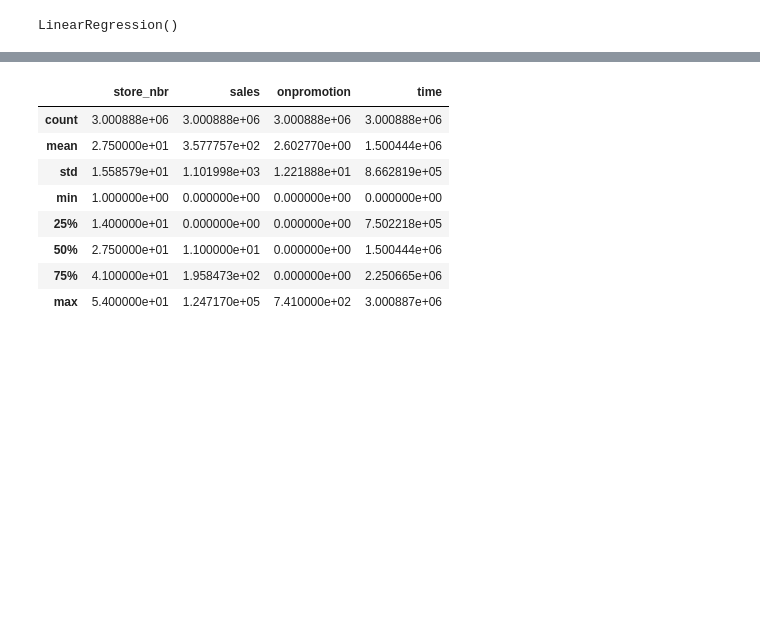
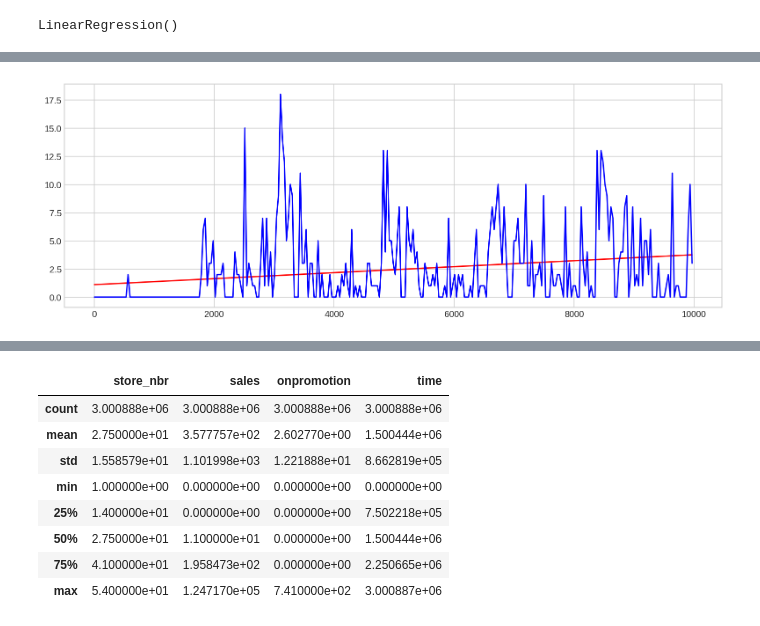
Before and after one commit to RodrigoHernan/intro-ml, a Jupyter notebook: time-series-forecasting/main.ipynb, the cells around one changed output, grey strips where cells are left out. Cells and saved outputs as stored; diff of their text form; code cells hidden in the pictures; blank space fills up the shorter version.

```diff
--- a/time-series-forecasting/main.ipynb
+++ b/time-series-forecasting/main.ipynb
@@ -30,3 +30,5 @@ plot_params = dict(
 train = pd.read_csv('./store-sales-time-series-forecasting/train.csv', index_col=['id'], parse_dates=["date"])
 test = pd.read_csv('./store-sales-time-series-forecasting/test.csv', index_col=['id'])
 stores = pd.read_csv('./store-sales-time-series-forecasting/stores.csv', index_col=['store_nbr'])
+# %%
+train = train.head(10000)
@@ -33,4 +37,15 @@ stores = pd.read_csv('./store-sales-time-series-forecasting/stores.csv', index_c
+# %%
+family_names = list(train['family'].unique())
+train['family'] = train['family'].astype('category')
+train[family_names] = pd.get_dummies(train['family'])
+train['index'] = train.index
+train['date'] = pd.to_datetime(
+    train['date'],
+    errors = 'coerce',
+    format = '%m/%d/%Y %H:%M:%S:%p'
+)
 # %%
-train['time'] = np.arange(len(train.index))
+train = train.convert_dtypes()
 train.dtypes
+train.head()
 # %% [output]
@@ -44,8 +73,8 @@ dtype: object
 # %%
 from sklearn.linear_model import LinearRegression
 # Training data
-X = train.loc[:, ['time']]  # features
-y = train.loc[:, 'sales']  # target
+X = train[train['BEAUTY']==1].loc[:, [*family_names, 'index']] # features
+y = train[train['BEAUTY']==1].loc[:, 'sales']  # target
 
 # Train the model
 model = LinearRegression()
@@ -57 +122,14 @@ y_pred = pd.Series(model.predict(X))
+# %%
+import matplotlib.pyplot as plt
+
+# plt.plot(X['index'])
+plt.plot(list(X['index'].values), list(y_pred.values), 'r')
+
+plt.plot(list(train[train['BEAUTY']==1]['index']), list(train[train['BEAUTY']==1]['sales']), 'b')
+
+
+# train[train['BEAUTY']==1].plot('index', 'sales', 'b')
+plt.show()
+# %% [output]
+[figure, added]
 # %%
```
Also changed, not shown: parts of 6 cells of this notebook.
